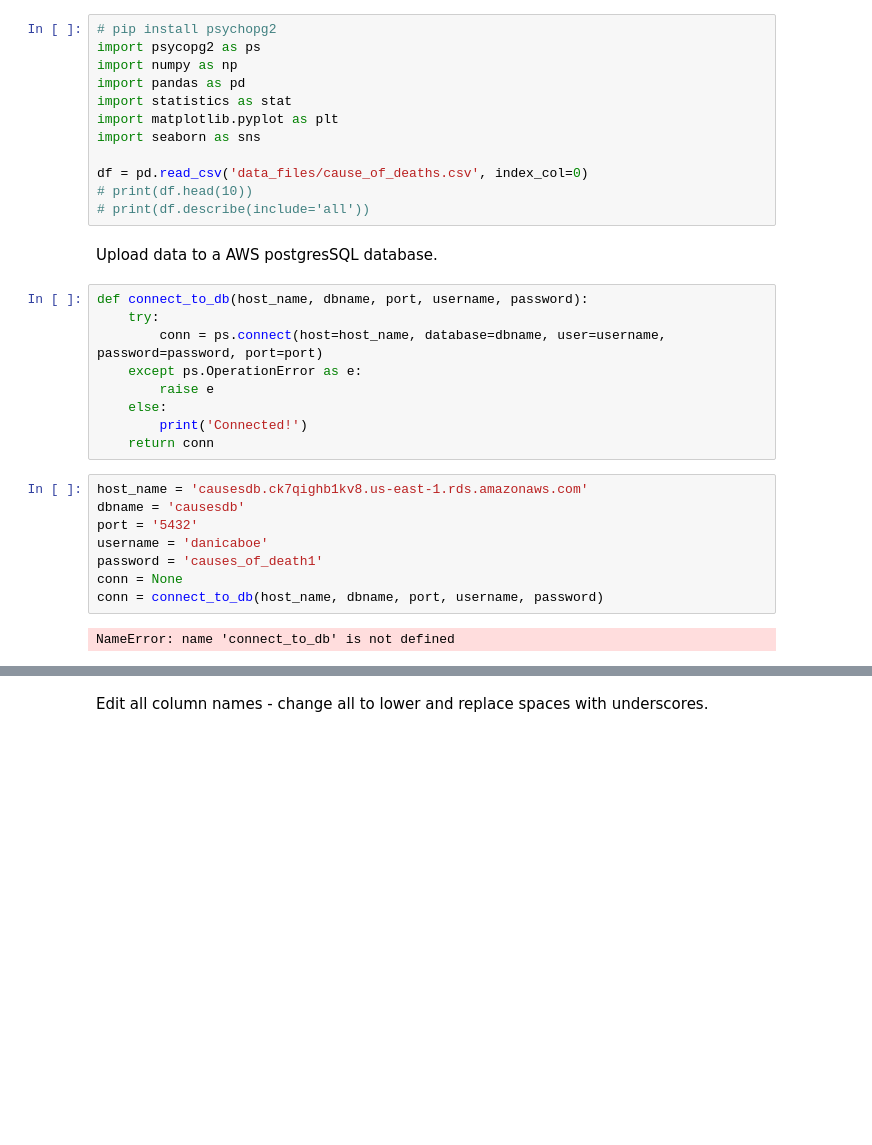
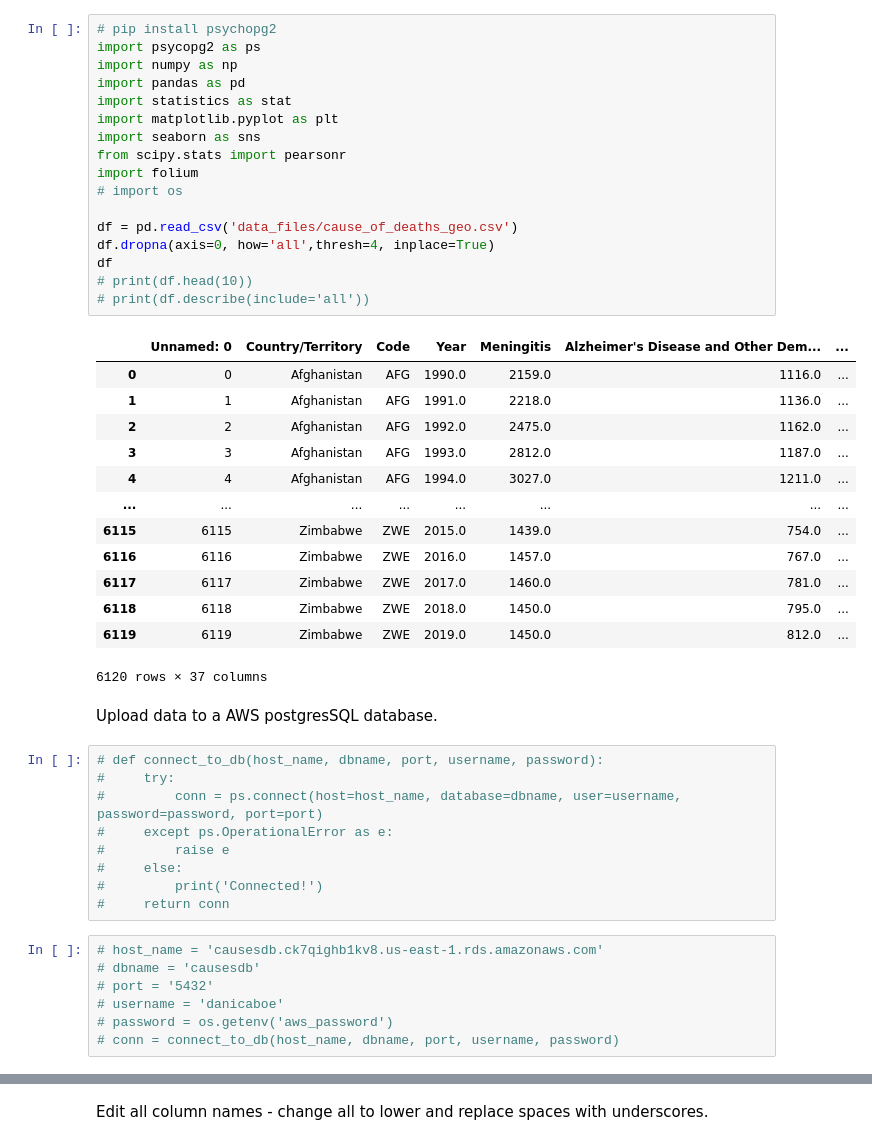
Before and after one commit to danicaboe/causes_of_death, a Jupyter notebook: causes_of_death.ipynb, the cells around one changed output, grey strips where cells are left out. Drawn from its saved outputs; the diff is of its cells as text; blank space fills up the shorter version.

```diff
--- a/causes_of_death.ipynb
+++ b/causes_of_death.ipynb
@@ -1,35 +1,51 @@
 # %%
 # pip install psychopg2
 import psycopg2 as ps
 import numpy as np
 import pandas as pd
 import statistics as stat
 import matplotlib.pyplot as plt
 import seaborn as sns
+from scipy.stats import pearsonr
+import folium
+# import os
 
-df = pd.read_csv('data_files/cause_of_deaths.csv', index_col=0)
+df = pd.read_csv('data_files/cause_of_deaths_geo.csv')
+df.dropna(axis=0, how='all',thresh=4, inplace=True)
+df
 # print(df.head(10))
 # print(df.describe(include='all'))
+# %% [output]
+|  | Unnamed: 0 | Country/Territory | Code | Year | Meningitis | Alzheimer's Disease and Other Dem... | ... |
+| 0 | 0 | Afghanistan | AFG | 1990.0 | 2159.0 | 1116.0 | ... |
+| 1 | 1 | Afghanistan | AFG | 1991.0 | 2218.0 | 1136.0 | ... |
+| 2 | 2 | Afghanistan | AFG | 1992.0 | 2475.0 | 1162.0 | ... |
+| 3 | 3 | Afghanistan | AFG | 1993.0 | 2812.0 | 1187.0 | ... |
+| 4 | 4 | Afghanistan | AFG | 1994.0 | 3027.0 | 1211.0 | ... |
+| ... | ... | ... | ... | ... | ... | ... | ... |
+| 6115 | 6115 | Zimbabwe | ZWE | 2015.0 | 1439.0 | 754.0 | ... |
+| 6116 | 6116 | Zimbabwe | ZWE | 2016.0 | 1457.0 | 767.0 | ... |
+| 6117 | 6117 | Zimbabwe | ZWE | 2017.0 | 1460.0 | 781.0 | ... |
+| 6118 | 6118 | Zimbabwe | ZWE | 2018.0 | 1450.0 | 795.0 | ... |
+| 6119 | 6119 | Zimbabwe | ZWE | 2019.0 | 1450.0 | 812.0 | ... |
+6120 rows × 37 columns
 # %% [markdown]
 Upload data to a AWS postgresSQL database.
 # %%
-def connect_to_db(host_name, dbname, port, username, password):
-    try:
-        conn = ps.connect(host=host_name, database=dbname, user=username, password=password, port=port)
-    except ps.OperationError as e:
-        raise e
-    else:
-        print('Connected!')
-    return conn
+# def connect_to_db(host_name, dbname, port, username, password):
+#     try:
+#         conn = ps.connect(host=host_name, database=dbname, user=username, password=password, port=port)
+#     except ps.OperationalError as e:
+#         raise e
+#     else:
+#         print('Connected!')
+#     return conn
 # %%
-host_name = 'causesdb.ck7qighb1kv8.us-east-1.rds.amazonaws.com'
-dbname = 'causesdb'
-port = '5432'
-username = 'danicaboe'
-password = 'causes_of_death1'
-conn = None
-conn = connect_to_db(host_name, dbname, port, username, password)
+# host_name = 'causesdb.ck7qighb1kv8.us-east-1.rds.amazonaws.com'
+# dbname = 'causesdb'
+# port = '5432'
+# username = 'danicaboe'
+# password = os.getenv('aws_password')
+# conn = connect_to_db(host_name, dbname, port, username, password)
-# %% [output]
-NameError: name 'connect_to_db' is not defined
 # %%
 # Save list of column in variable to view
```
Also changed, not shown: parts of 12 cells of this notebook, 4 other files.
